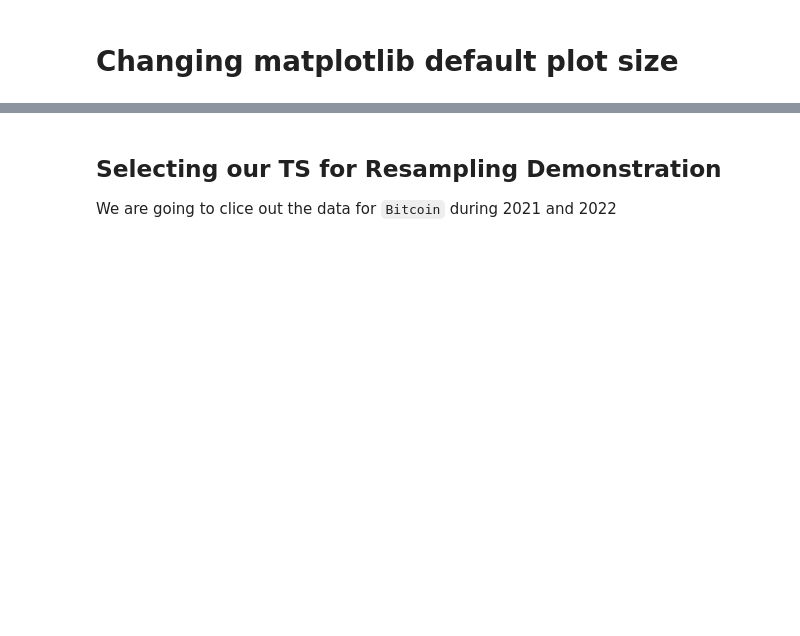
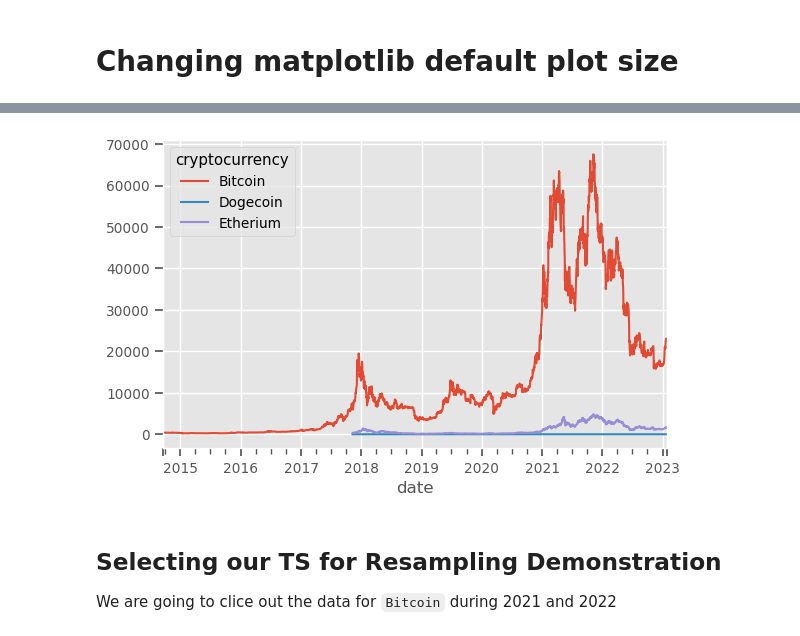
Before and after one commit to erwincarlogonzales/data-viz-time-series-analysis-codealongs, a Jupyter notebook: ECG_W1-L1-CodeAlong-Crypto.ipynb, the cells around one changed output, grey strips where cells are left out. Drawn from its saved outputs; the diff is of its cells as text; code cells hidden in the pictures; blank space fills up the shorter version.

```diff
--- a/ECG_W1-L1-CodeAlong-Crypto.ipynb
+++ b/ECG_W1-L1-CodeAlong-Crypto.ipynb
@@ -146,5 +351,8 @@ crypto_unstacked
 # %%
 ## Try plotting again
+crypto_unstacked.plot();
+# %% [output]
+[figure, added]
 # %% [markdown]
 ## Selecting our TS for Resampling Demonstration
 
```
Also changed, not shown: parts of 36 cells of this notebook, 1 other file.
